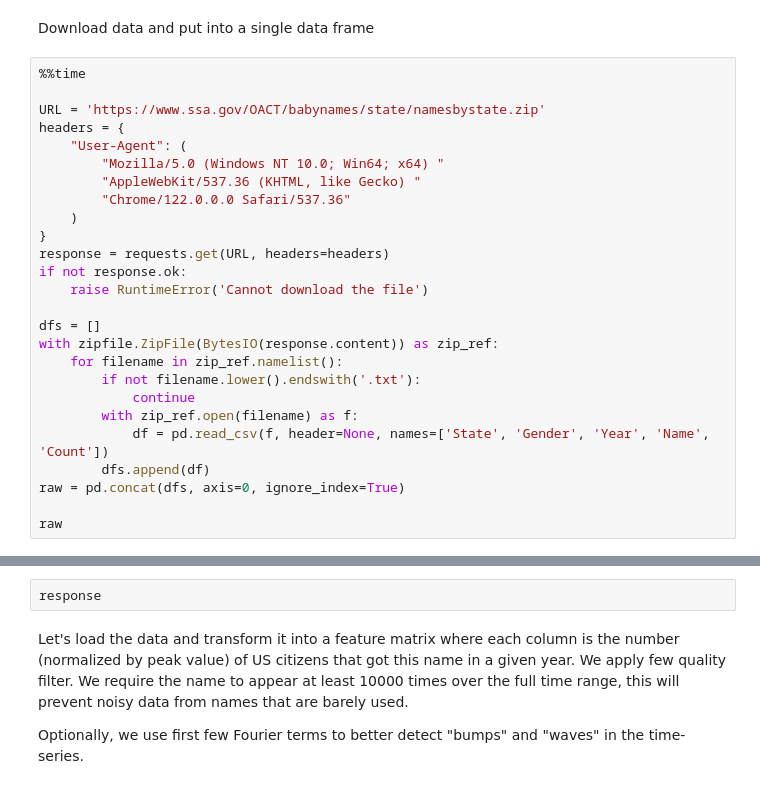
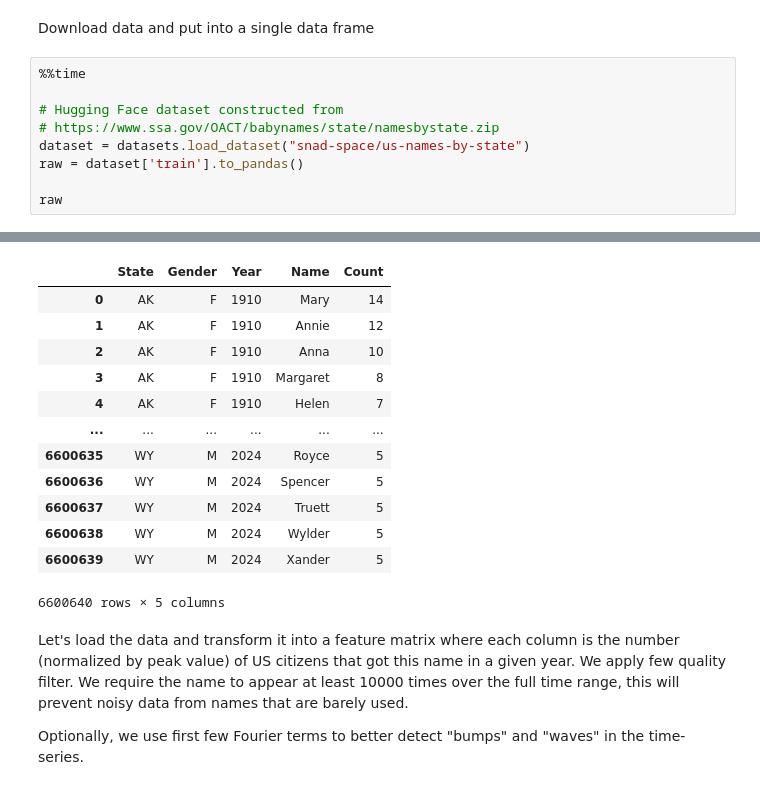
Before and after one commit to snad-space/coniferest, a Jupyter notebook: docs/notebooks/us-names.ipynb, the cells around one changed output, grey strips where cells are left out. Drawn from its saved outputs; the diff is of its cells as text.

Commit message:
Use huggingface for US babynames

```diff
--- a/docs/notebooks/us-names.ipynb
+++ b/docs/notebooks/us-names.ipynb
@@ -39,26 +53,10 @@ Download data and put into a single data frame
 # %%
 %%time
 
-URL = 'https://www.ssa.gov/OACT/babynames/state/namesbystate.zip'
-headers = {
-    "User-Agent": (
-        "Mozilla/5.0 (Windows NT 10.0; Win64; x64) "
-        "AppleWebKit/537.36 (KHTML, like Gecko) "
-        "Chrome/122.0.0.0 Safari/537.36"
-    )
-}
-response = requests.get(URL, headers=headers)
-if not response.ok:
-    raise RuntimeError('Cannot download the file')
-
-dfs = []
-with zipfile.ZipFile(BytesIO(response.content)) as zip_ref:
-    for filename in zip_ref.namelist():
-        if not filename.lower().endswith('.txt'):
-            continue
-        with zip_ref.open(filename) as f:
-            df = pd.read_csv(f, header=None, names=['State', 'Gender', 'Year', 'Name', 'Count'])
-        dfs.append(df)
-raw = pd.concat(dfs, axis=0, ignore_index=True)
+# Hugging Face dataset constructed from
+# https://www.ssa.gov/OACT/babynames/state/namesbystate.zip
+dataset = datasets.load_dataset("snad-space/us-names-by-state")
+raw = dataset['train'].to_pandas()
 
 raw
+# %% [output]
@@ -65,5 +65,16 @@ raw
+|  | State | Gender | Year | Name | Count |
+| 0 | AK | F | 1910 | Mary | 14 |
+| 1 | AK | F | 1910 | Annie | 12 |
+| 2 | AK | F | 1910 | Anna | 10 |
+| 3 | AK | F | 1910 | Margaret | 8 |
+| 4 | AK | F | 1910 | Helen | 7 |
+| ... | ... | ... | ... | ... | ... |
+| 6600635 | WY | M | 2024 | Royce | 5 |
+| 6600636 | WY | M | 2024 | Spencer | 5 |
+| 6600637 | WY | M | 2024 | Truett | 5 |
+| 6600638 | WY | M | 2024 | Wylder | 5 |
+| 6600639 | WY | M | 2024 | Xander | 5 |
+6600640 rows × 5 columns
-# %%
-response
 # %% [markdown]
 Let's load the data and transform it into a feature matrix where each column is the number (normalized by peak value) of US citizens that got this name in a given year. We apply few quality filter. We require the name to appear at least 10000 times over the full time range, this will prevent noisy data from names that are barely used.
 
```
Also changed, not shown: parts of 10 cells of this notebook.
